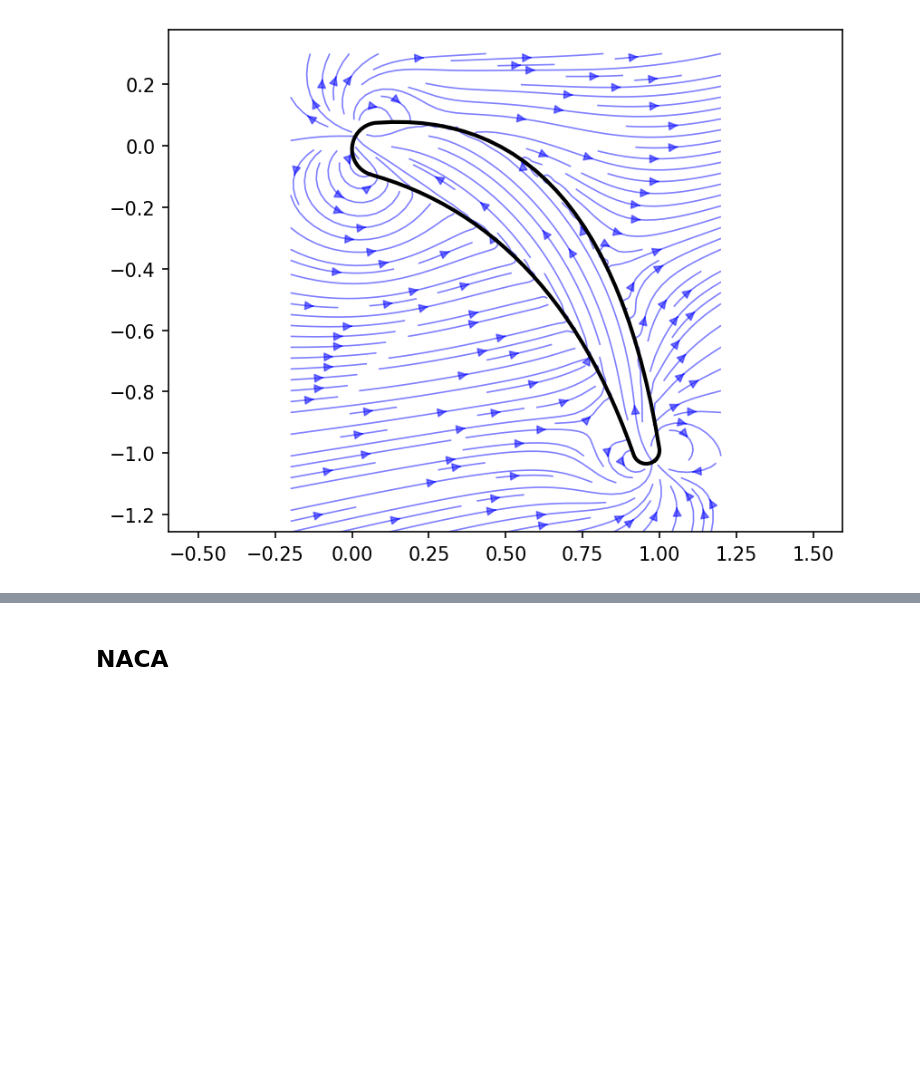
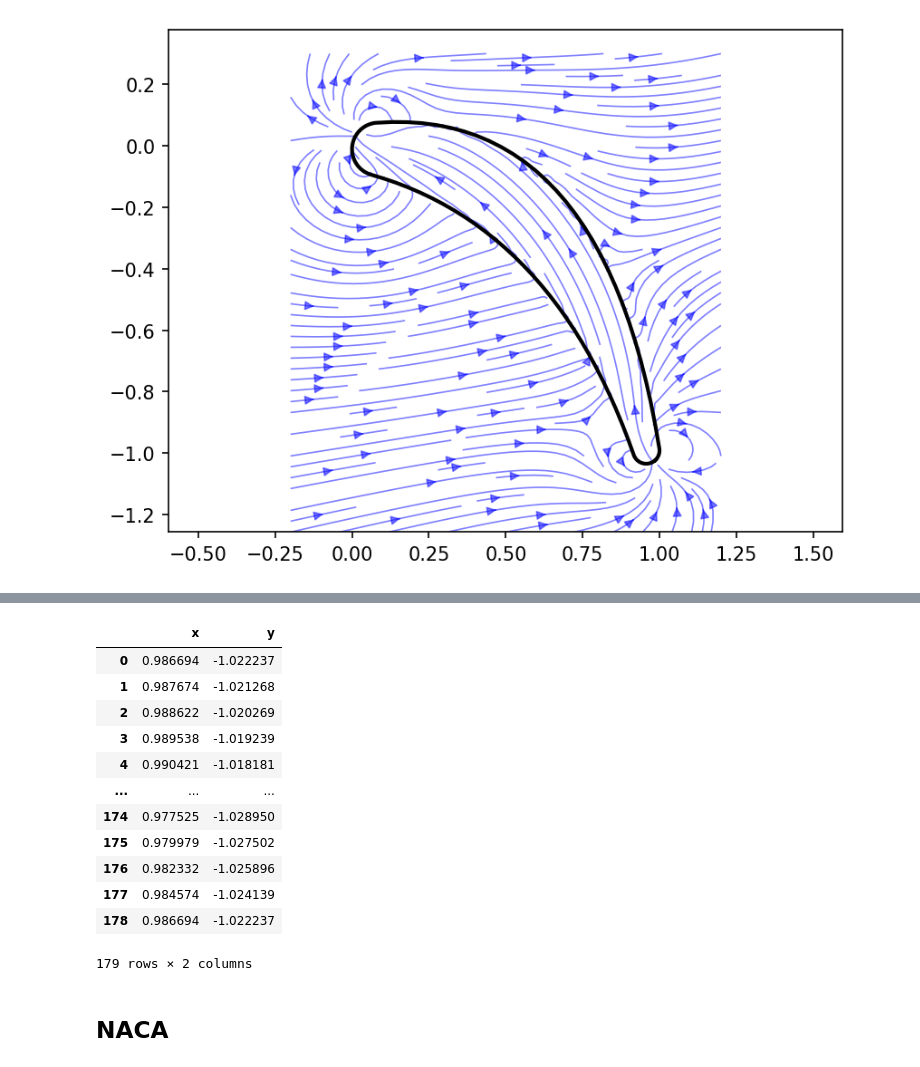
Before and after one commit to ParkhomenkoDV/airfoil, a Jupyter notebook: airfoil.ipynb, the cells around one changed output, grey strips where cells are left out. Drawn from its saved outputs; the diff is of its cells as text; code cells hidden in the pictures; blank space fills up the shorter version.

```diff
--- a/airfoil.ipynb
+++ b/airfoil.ipynb
@@ -87,3 +107,19 @@ airfoil_bmstu.cfd(10, 5)
+# %%
+airfoil_bmstu.to_dataframe()
+# %% [output]
+|  | x | y |
+| 0 | 0.986694 | -1.022237 |
+| 1 | 0.987674 | -1.021268 |
+| 2 | 0.988622 | -1.020269 |
+| 3 | 0.989538 | -1.019239 |
+| 4 | 0.990421 | -1.018181 |
+| ... | ... | ... |
+| 174 | 0.977525 | -1.028950 |
+| 175 | 0.979979 | -1.027502 |
+| 176 | 0.982332 | -1.025896 |
+| 177 | 0.984574 | -1.024139 |
+| 178 | 0.986694 | -1.022237 |
+179 rows × 2 columns
 # %% [markdown]
 ## NACA
 # %%
```
Also changed, not shown: parts of 11 cells of this notebook.
